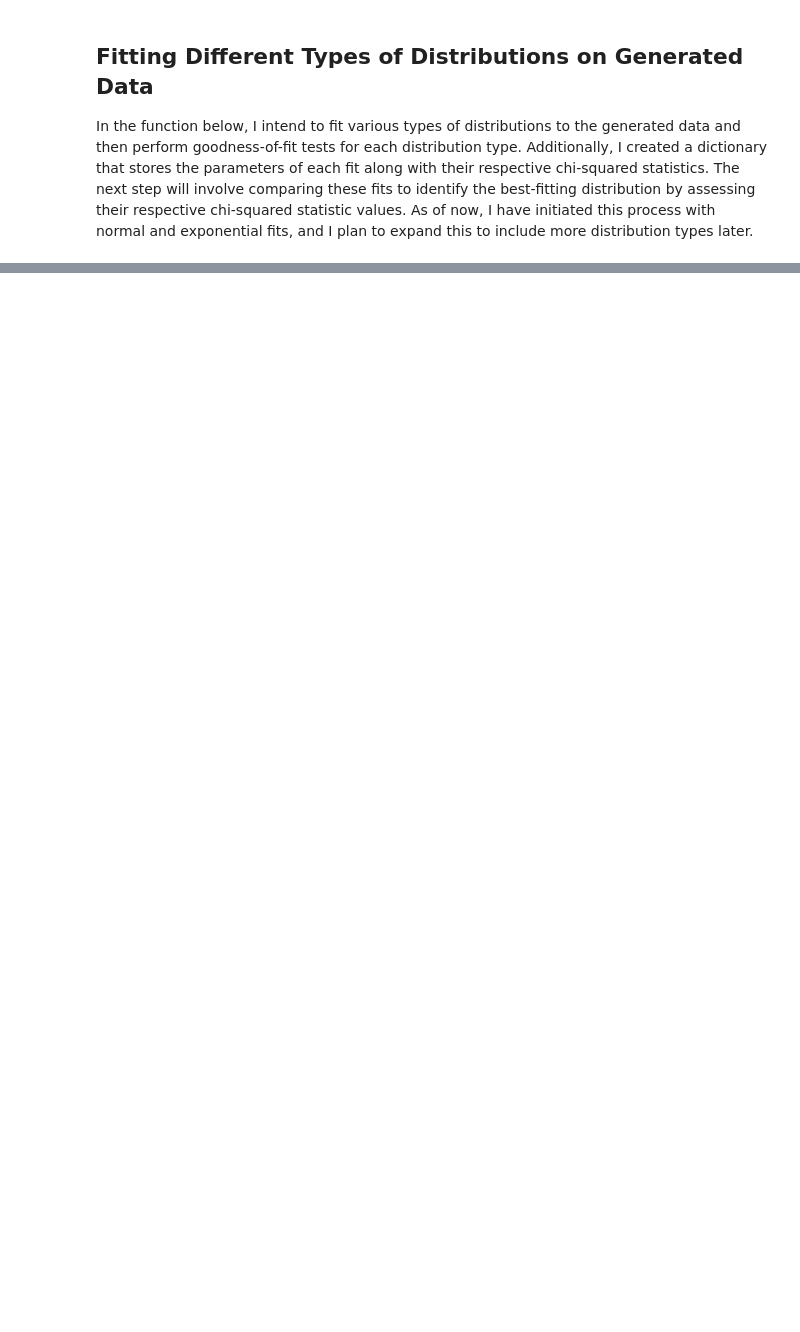
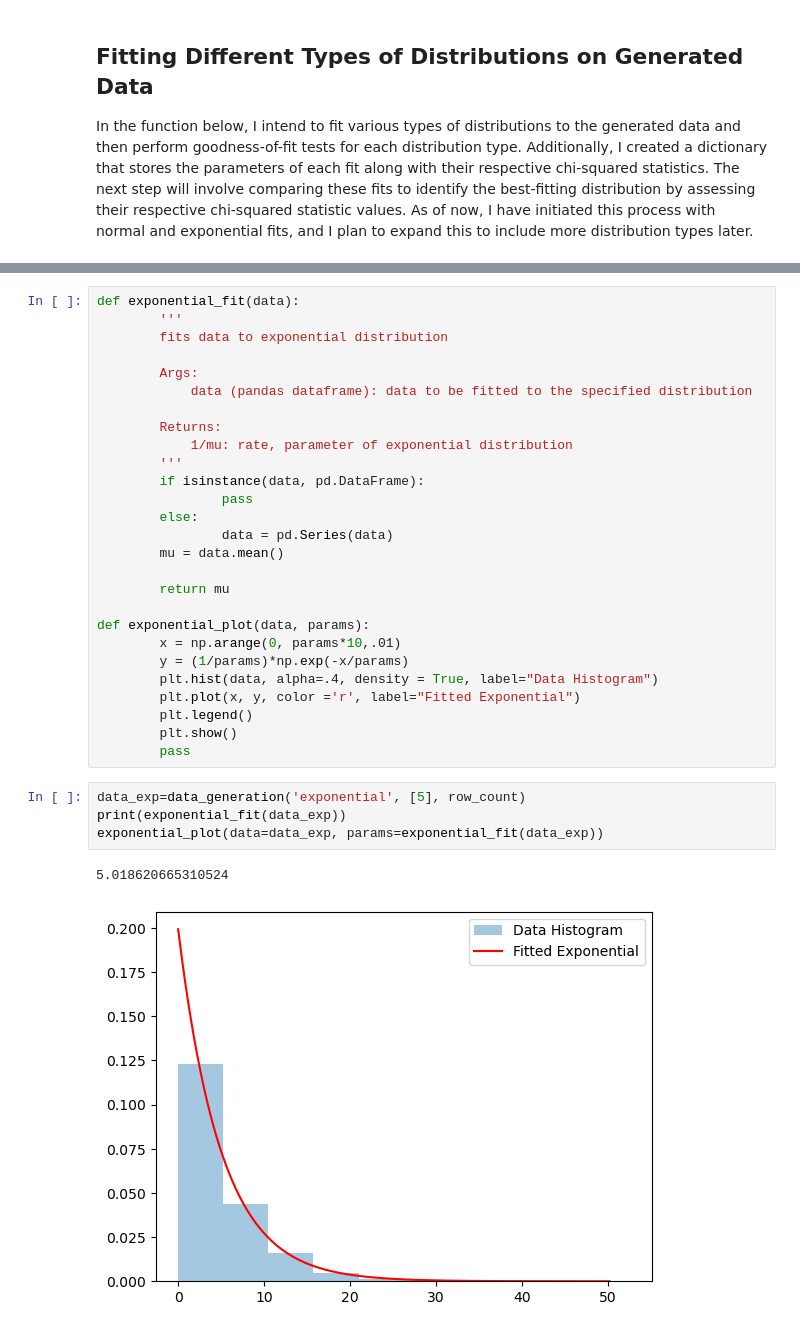
Before and after one commit to Mahshid-git/ISYE_6644_Distribution_Fitting, a Jupyter notebook: 01 Code/project_v2.ipynb, the cells around one changed output, grey strips where cells are left out. Cells and saved outputs as stored; diff of their text form; blank space fills up the shorter version.

```diff
--- a/01 Code/project_v2.ipynb
+++ b/01 Code/project_v2.ipynb
@@ -121,0 +163,34 @@ fitted_distributions
+# %%
+def exponential_fit(data):
+        '''
+        fits data to exponential distribution
+
+        Args:
+            data (pandas dataframe): data to be fitted to the specified distribution
+
+        Returns:
+            1/mu: rate, parameter of exponential distribution
+        '''
+        if isinstance(data, pd.DataFrame):
+                pass
+        else:
+                data = pd.Series(data)
+        mu = data.mean()
+
+        return mu
+
+def exponential_plot(data, params):
+        x = np.arange(0, params*10,.01)
+        y = (1/params)*np.exp(-x/params)
+        plt.hist(data, alpha=.4, density = True, label="Data Histogram")
+        plt.plot(x, y, color ='r', label="Fitted Exponential")
+        plt.legend()
+        plt.show()
+        pass
+# %%
+data_exp=data_generation('exponential', [5], row_count)
+print(exponential_fit(data_exp))
+exponential_plot(data=data_exp, params=exponential_fit(data_exp))
+# %% [output]
+5.018620665310524
+[figure, added]
```
Also changed, not shown: parts of 8 cells of this notebook.
